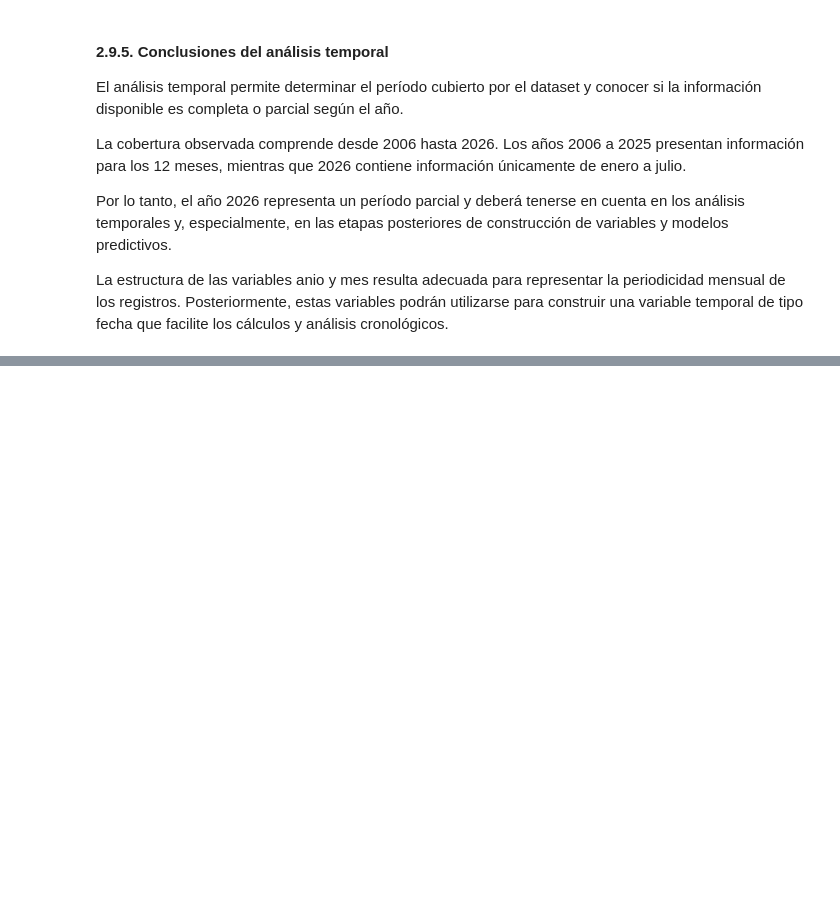
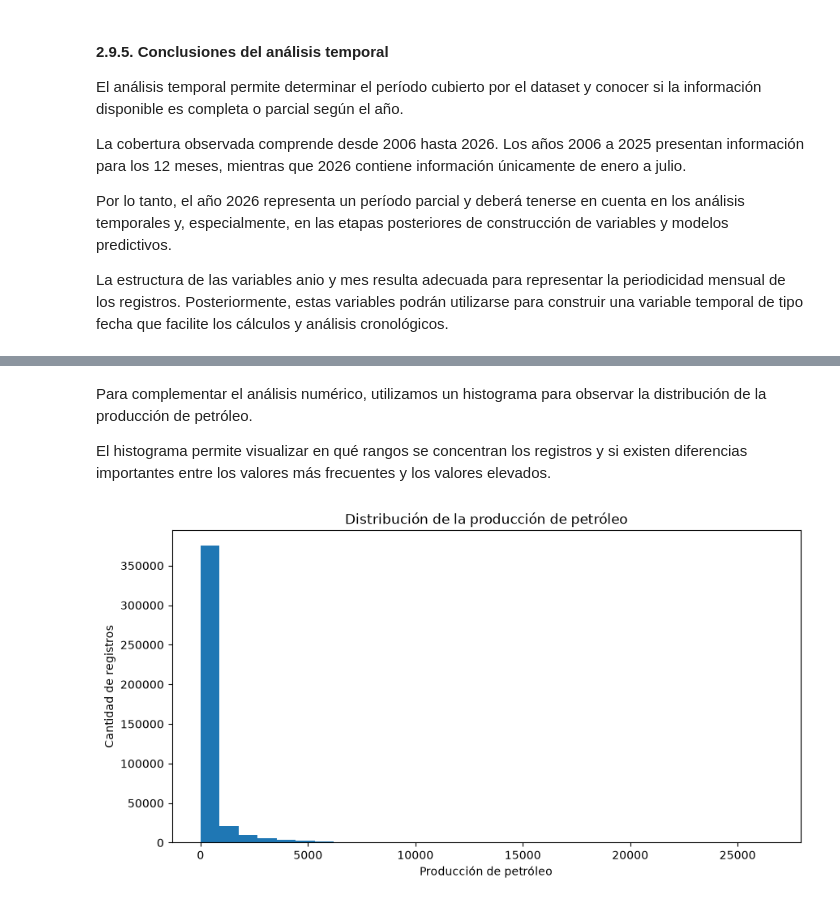
Before and after one commit to alexParedes027/oil-production-prediction, a Jupyter notebook: notebooks/01_exploracion_datos.ipynb, the cells around one changed output, grey strips where cells are left out. Cells and saved outputs as stored; diff of their text form; code cells hidden in the pictures; blank space fills up the shorter version.

Commit message:
Analisis de la producción de petroleo

```diff
--- a/notebooks/01_exploracion_datos.ipynb
+++ b/notebooks/01_exploracion_datos.ipynb
@@ -837,0 +1066,17 @@ La estructura de las variables anio y mes resulta adecuada para representar la p
+# %% [markdown]
+Para complementar el análisis numérico, utilizamos un histograma para observar la distribución de la producción de petróleo.
+
+El histograma permite visualizar en qué rangos se concentran los registros y si existen diferencias importantes entre los valores más frecuentes y los valores elevados.
+# %%
+produccion["prod_pet"].plot(
+    kind="hist",
+    bins=30,
+    figsize=(10, 5),
+    title="Distribución de la producción de petróleo"
+)
+
+plt.xlabel("Producción de petróleo")
+plt.ylabel("Cantidad de registros")
+plt.show()
+# %% [output]
+[figure, added]
```
Also changed, not shown: parts of 30 cells of this notebook.
